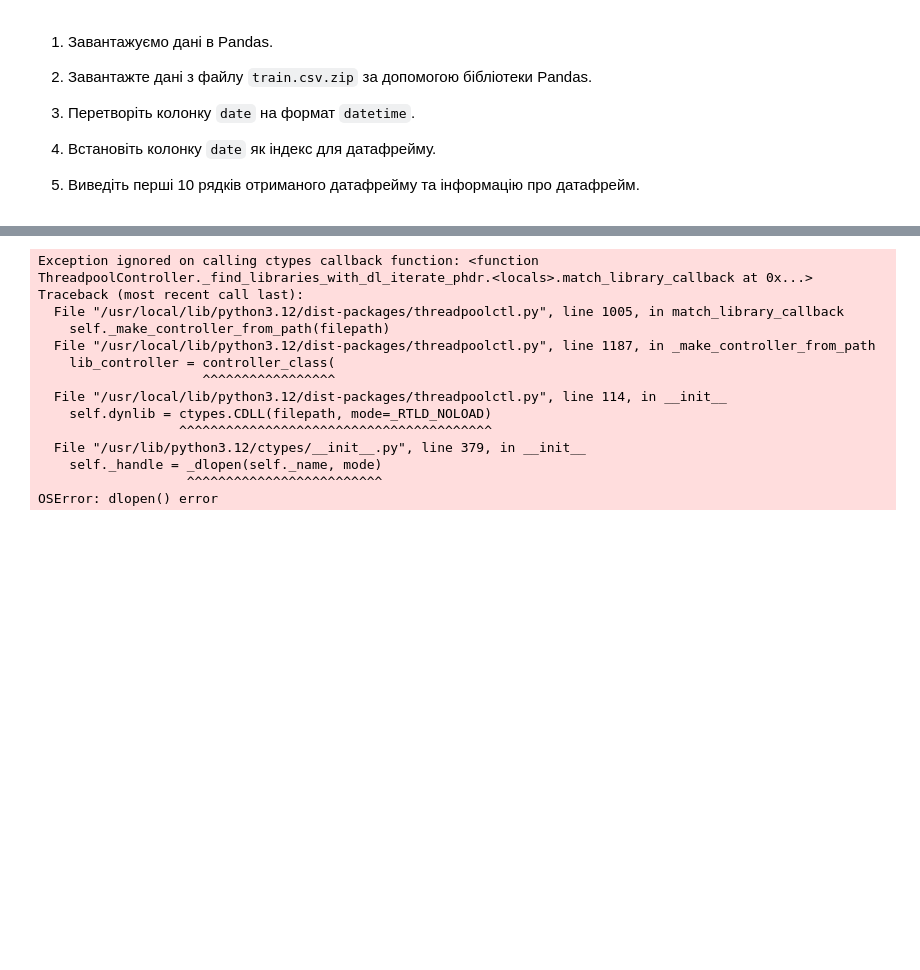
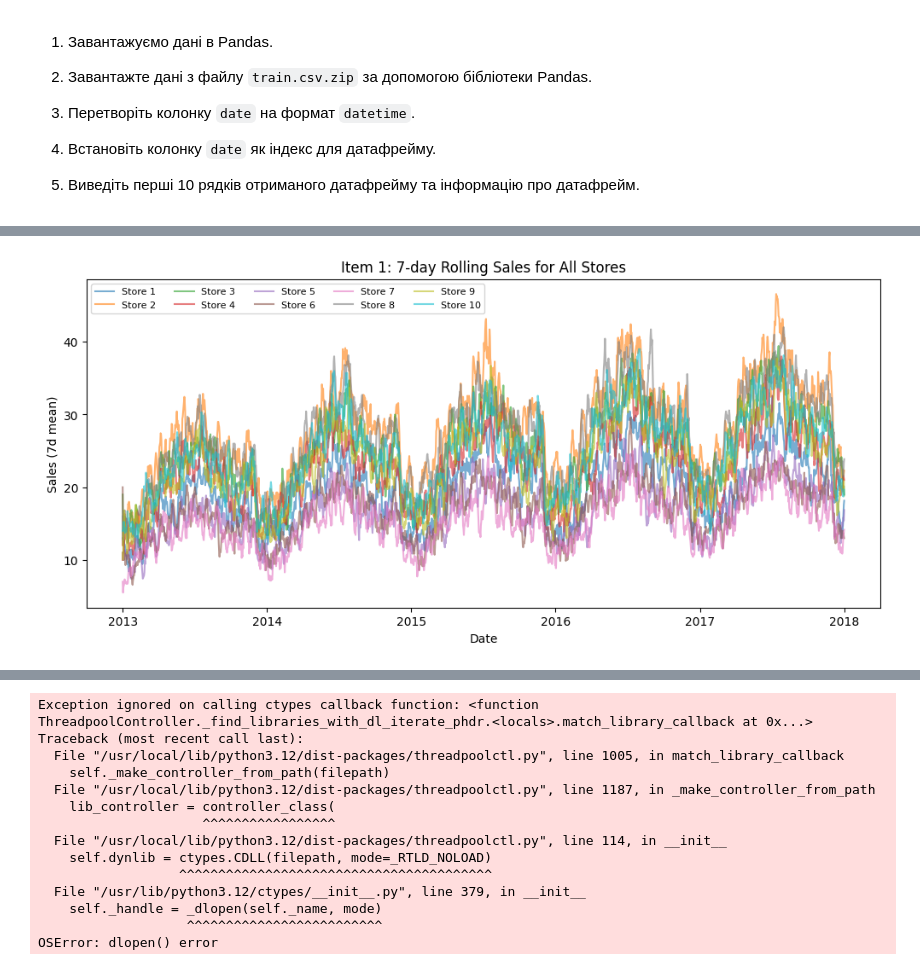
Before and after one commit to chornamarta/ml3.0, a Jupyter notebook: Module 2/TimeSeries/HW_2_5_Time_Series_Analysis.ipynb, the cells around one changed output, grey strips where cells are left out. Saved outputs shown, nothing was run; the diff lists cells and outputs as text; code cells hidden in the pictures; blank space fills up the shorter version.

```diff
--- a/Module 2/TimeSeries/HW_2_5_Time_Series_Analysis.ipynb
+++ b/Module 2/TimeSeries/HW_2_5_Time_Series_Analysis.ipynb
@@ -101,0 +90,16 @@ plt.show()
+# %%
+item_for_overlay = 1
+tmp = df[df['item'] == item_for_overlay]
+pivot = tmp.pivot_table(index=tmp.index, columns='store', values='sales').asfreq('D').interpolate()
+smoothed = pivot.rolling(7, min_periods=1).mean()
+
+plt.figure(figsize=(12,5))
+for col in smoothed.columns:
+    plt.plot(smoothed.index, smoothed[col], alpha=0.6, label=f'Store {col}')
+plt.title(f'Item {item_for_overlay}: 7-day Rolling Sales for All Stores')
+plt.xlabel('Date')
+plt.ylabel('Sales (7d mean)')
+plt.legend(ncol=5, fontsize=8)
+plt.show()
+# %% [output]
+[figure, added]
```
Also changed, not shown: parts of 115 cells of this notebook.
